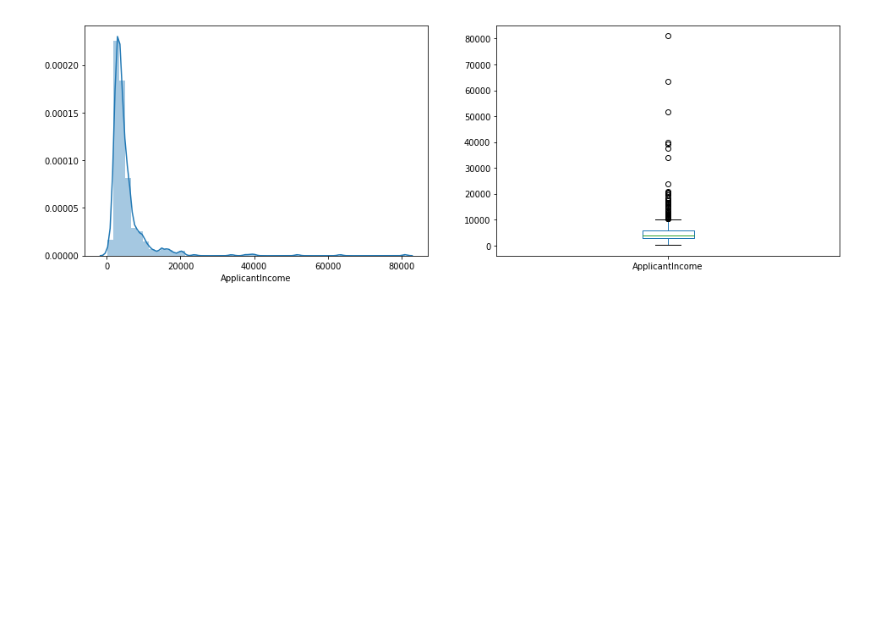
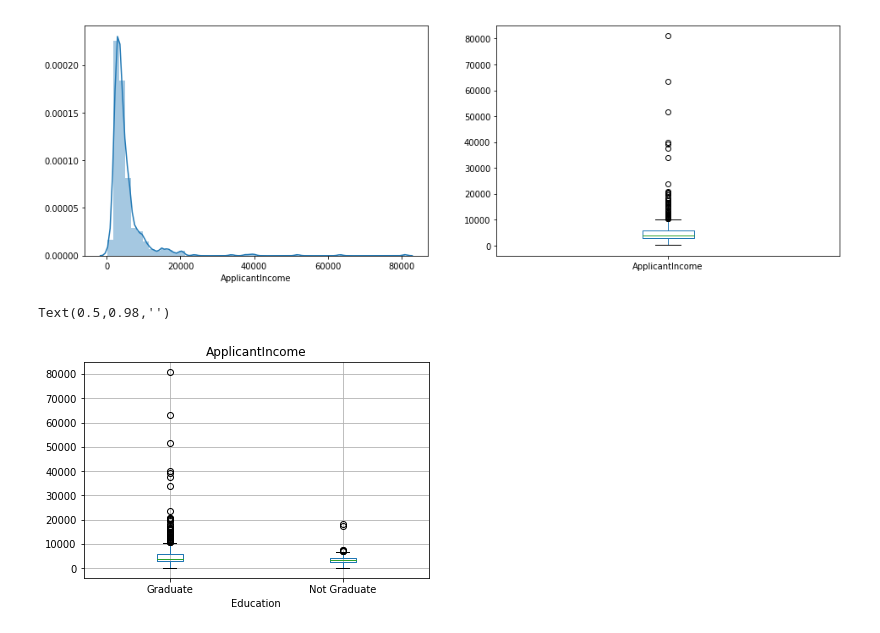
Before and after one commit to sherlocked777/Loan_prediction_problem, a Jupyter notebook: Loan_prediction_problem.ipynb, the cells around one changed output. Cells and saved outputs as stored; diff of their text form; code cells hidden in the pictures; blank space fills up the shorter version.

```diff
--- a/Loan_prediction_problem.ipynb
+++ b/Loan_prediction_problem.ipynb
@@ -119,3 +119,9 @@ train['ApplicantIncome'].plot.box(figsize=(16,5))
 plt.show()
 # %% [output]
 [figure]
+# %%
+train.boxplot(column='ApplicantIncome', by = 'Education')
+plt.suptitle("")
+# %% [output]
+Text(0.5,0.98,'')
+[figure, added]
```
Also changed, not shown: parts of 39 cells of this notebook.
